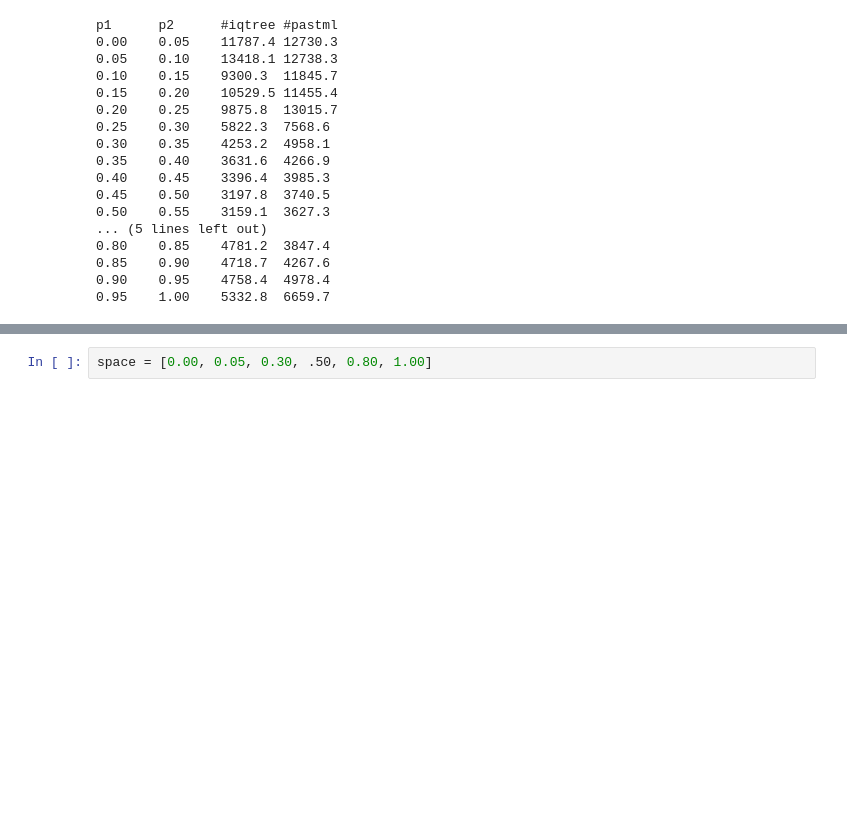
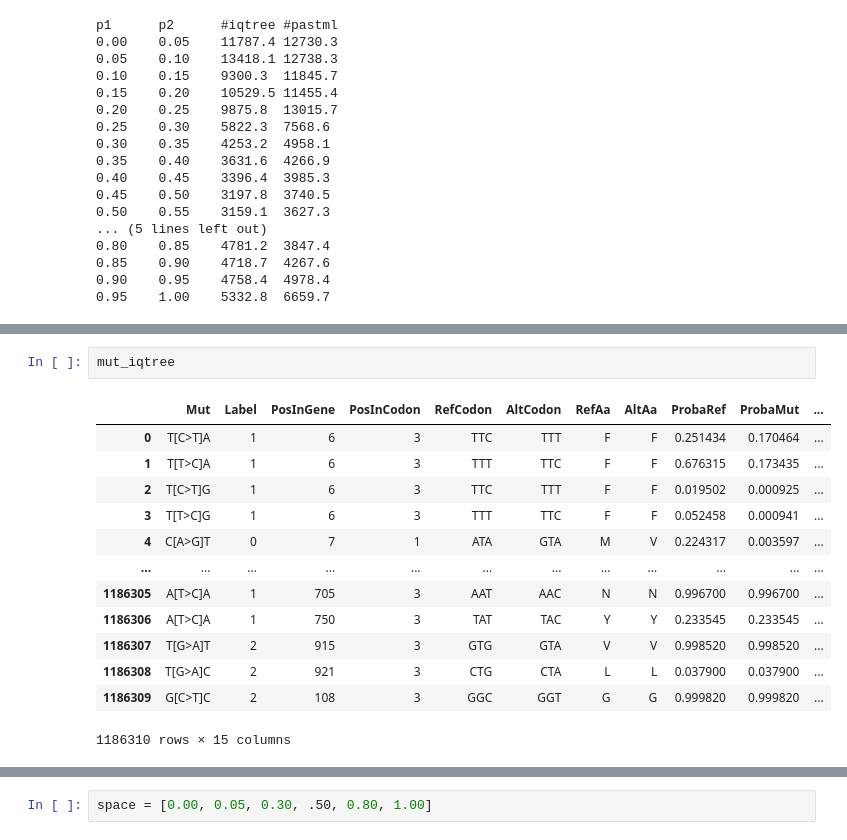
Before and after one commit to mitoclub/nemu-pipeline, a Jupyter notebook: notebooks/pastml_report_mammals_nd1.ipynb, the cells around one changed output, grey strips where cells are left out. Saved outputs shown, nothing was run; the diff lists cells and outputs as text; blank space fills up the shorter version.

```diff
--- a/notebooks/pastml_report_mammals_nd1.ipynb
+++ b/notebooks/pastml_report_mammals_nd1.ipynb
@@ -402,0 +417,16 @@ p1      p2      #iqtree #pastml
+# %%
+mut_iqtree
+# %% [output]
+|  | Mut | Label | PosInGene | PosInCodon | RefCodon | AltCodon | RefAa | AltAa | ProbaRef | ProbaMut | ... |
+| 0 | T[C>T]A | 1 | 6 | 3 | TTC | TTT | F | F | 0.251434 | 0.170464 | ... |
+| 1 | T[T>C]A | 1 | 6 | 3 | TTT | TTC | F | F | 0.676315 | 0.173435 | ... |
+| 2 | T[C>T]G | 1 | 6 | 3 | TTC | TTT | F | F | 0.019502 | 0.000925 | ... |
+| 3 | T[T>C]G | 1 | 6 | 3 | TTT | TTC | F | F | 0.052458 | 0.000941 | ... |
+| 4 | C[A>G]T | 0 | 7 | 1 | ATA | GTA | M | V | 0.224317 | 0.003597 | ... |
+| ... | ... | ... | ... | ... | ... | ... | ... | ... | ... | ... | ... |
+| 1186305 | A[T>C]A | 1 | 705 | 3 | AAT | AAC | N | N | 0.996700 | 0.996700 | ... |
+| 1186306 | A[T>C]A | 1 | 750 | 3 | TAT | TAC | Y | Y | 0.233545 | 0.233545 | ... |
+| 1186307 | T[G>A]T | 2 | 915 | 3 | GTG | GTA | V | V | 0.998520 | 0.998520 | ... |
+| 1186308 | T[G>A]C | 2 | 921 | 3 | CTG | CTA | L | L | 0.037900 | 0.037900 | ... |
+| 1186309 | G[C>T]C | 2 | 108 | 3 | GGC | GGT | G | G | 0.999820 | 0.999820 | ... |
+1186310 rows × 15 columns
```
Also changed, not shown: parts of 9 cells of this notebook.
